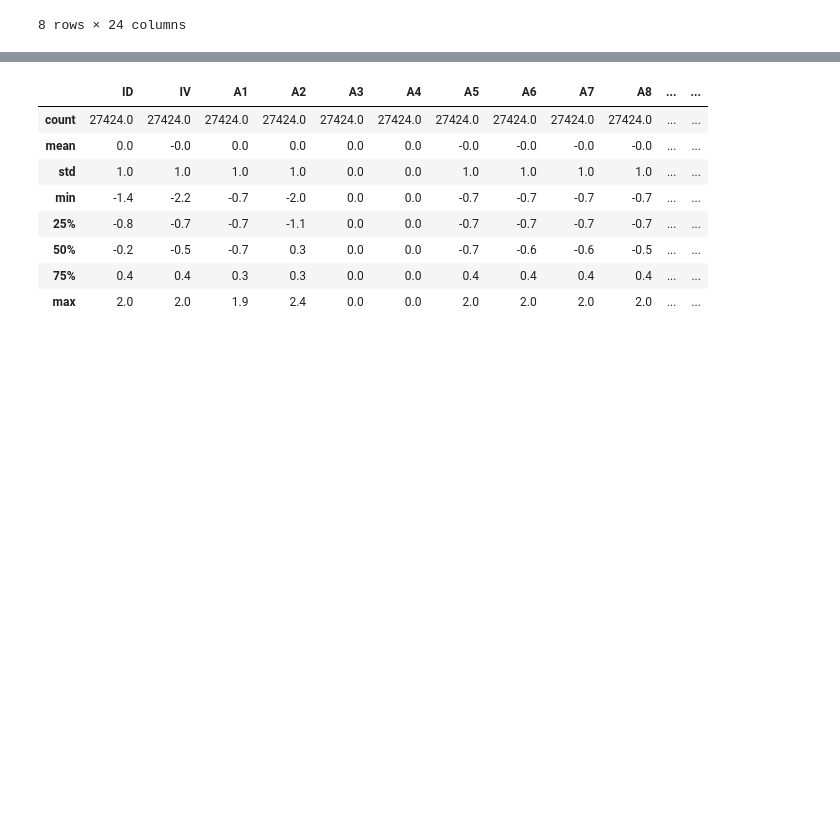
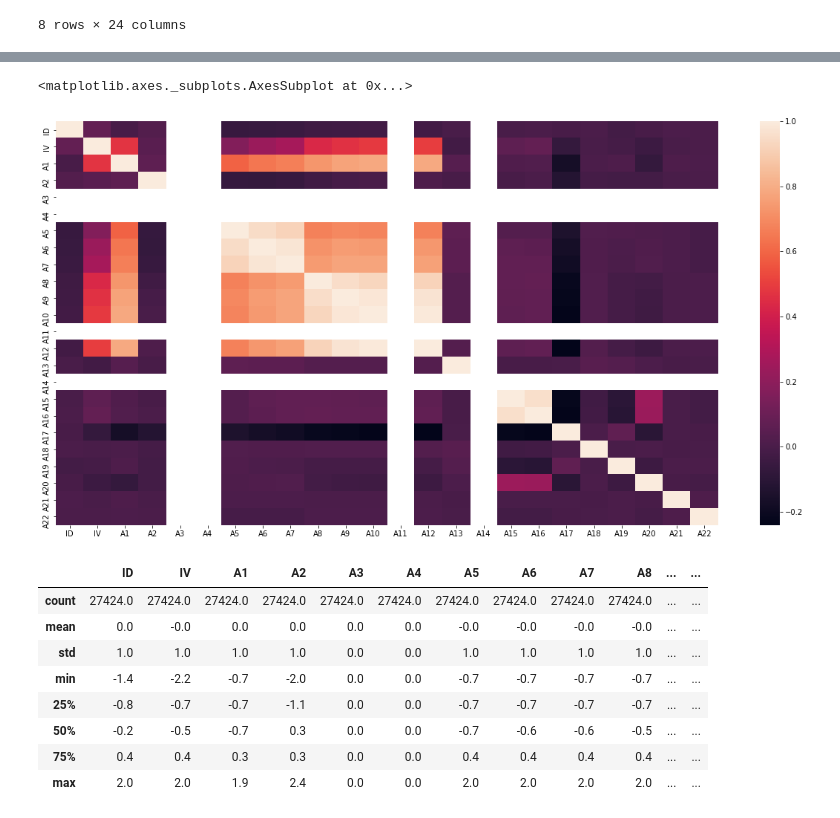
Before and after one commit to Gr-30/Sem1_DM, a Jupyter notebook: Assignment-Sid.ipynb, the cells around one changed output, grey strips where cells are left out. Saved outputs shown, nothing was run; the diff lists cells and outputs as text; code cells hidden in the pictures; blank space fills up the shorter version.

```diff
--- a/Assignment-Sid.ipynb
+++ b/Assignment-Sid.ipynb
@@ -384,0 +388,5 @@ X_train.describe()
+# %%
+# plot the heatmap
+cor = X_train.corr()
+plt.figure(figsize=(20,10))
+absCorrSorted = cor.abs().unstack().sort_values(ascending=False)
@@ -385,3 +410,8 @@ X_train.describe()
+# %%
+sns.heatmap(cor, xticklabels=cor.columns, yticklabels=cor.columns)
+# %% [output]
+<matplotlib.axes._subplots.AxesSubplot at 0x...>
+[figure, added]
 # %%
 # standardisation: with the StandardScaler from sklearn
 
```
Also changed, not shown: parts of 3 cells of this notebook.
